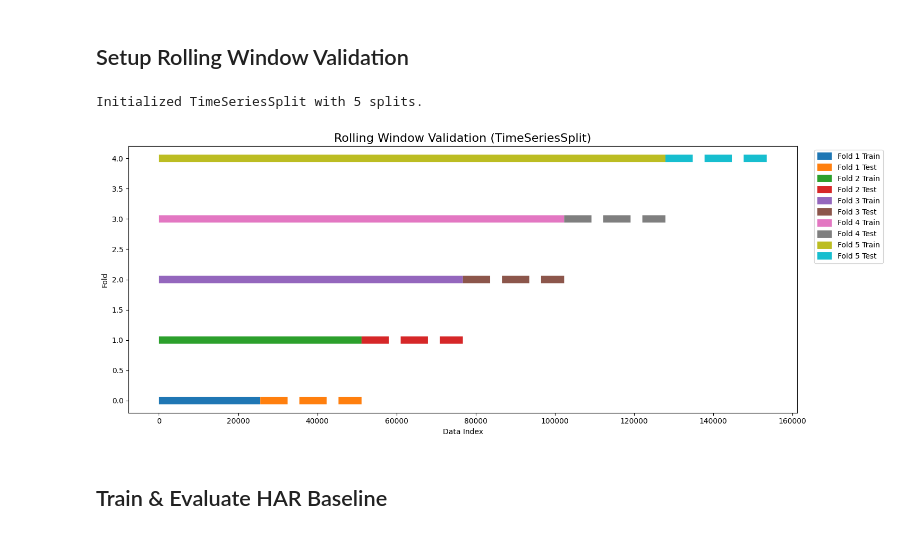
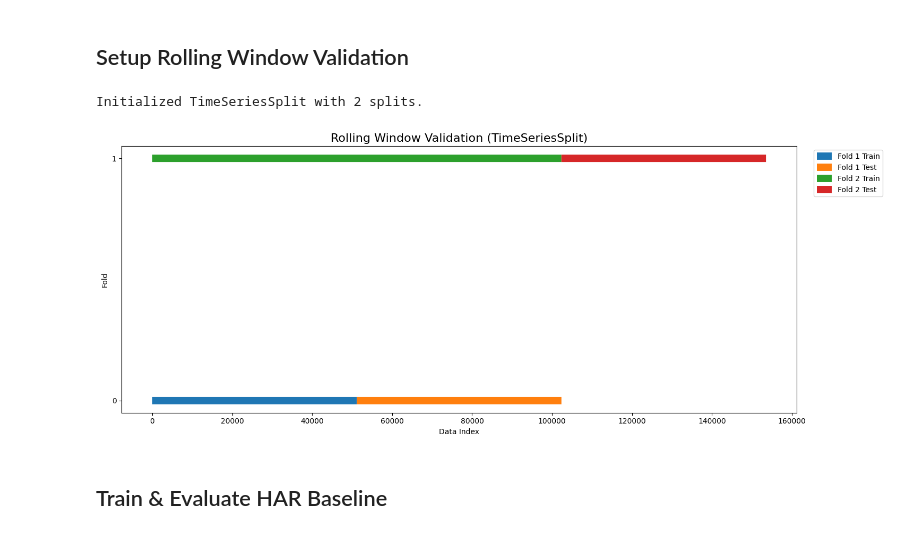
Before and after one commit to samfan-27/MLProject, a Jupyter notebook: notebooks/03_model_building.ipynb, the cells around one changed output. Cells and saved outputs as stored; diff of their text form; code cells hidden in the pictures.

```diff
--- a/notebooks/03_model_building.ipynb
+++ b/notebooks/03_model_building.ipynb
@@ -57,25 +57,26 @@ Advanced Features (X_advanced) shape: (153515, 10)
 # %% [markdown]
 ## Setup Rolling Window Validation
 # %%
-N_SPLITS = 5
+N_SPLITS = 2
 tscv = TimeSeriesSplit(n_splits=N_SPLITS)
 
 print(f'Initialized TimeSeriesSplit with {N_SPLITS} splits.')
 
 fig, ax = plt.subplots(figsize=(15, 6))
 for i, (train_index, test_index) in enumerate(tscv.split(X_har)):
     ax.plot(train_index, [i] * len(train_index), label=f'Fold {i+1} Train', lw=10, solid_capstyle='butt')
-    ax.plot(test_index, [i] * len(test_index), label=f'Fold {i+1} Test', lw=10, ls='--', solid_capstyle='butt')
+    ax.plot(test_index, [i] * len(test_index), label=f'Fold {i+1} Test', lw=10, solid_capstyle='butt')
 
 ax.set_title('Rolling Window Validation (TimeSeriesSplit)', fontsize=16)
 ax.set_xlabel('Data Index')
 ax.set_ylabel('Fold')
+ax.set_yticks(range(N_SPLITS))
 ax.legend(bbox_to_anchor=(1.02, 1), loc='upper left')
 plt.tight_layout()
 plt.show()
 # %% [output]
-Initialized TimeSeriesSplit with 5 splits.
+Initialized TimeSeriesSplit with 2 splits.
-[figure, old version]
+[figure, new version]
 # %% [markdown]
 ## Train & Evaluate HAR Baseline
 # %%
```
Also changed, not shown: parts of 22 cells of this notebook.
